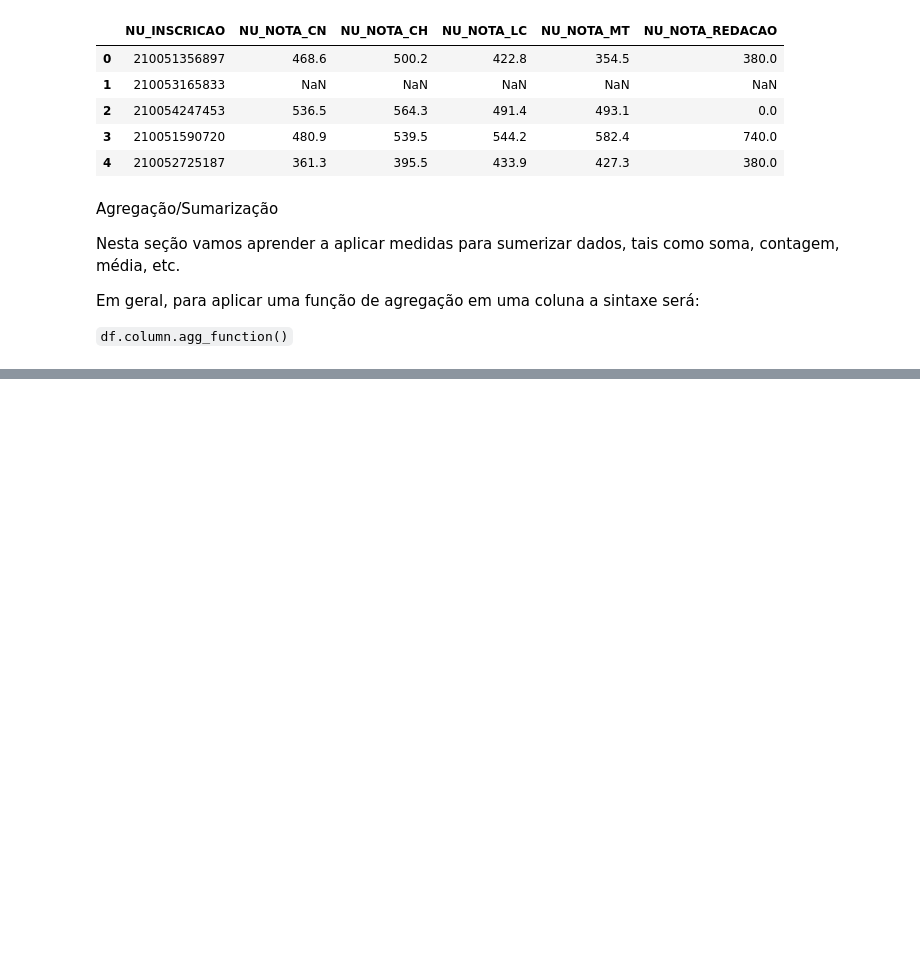
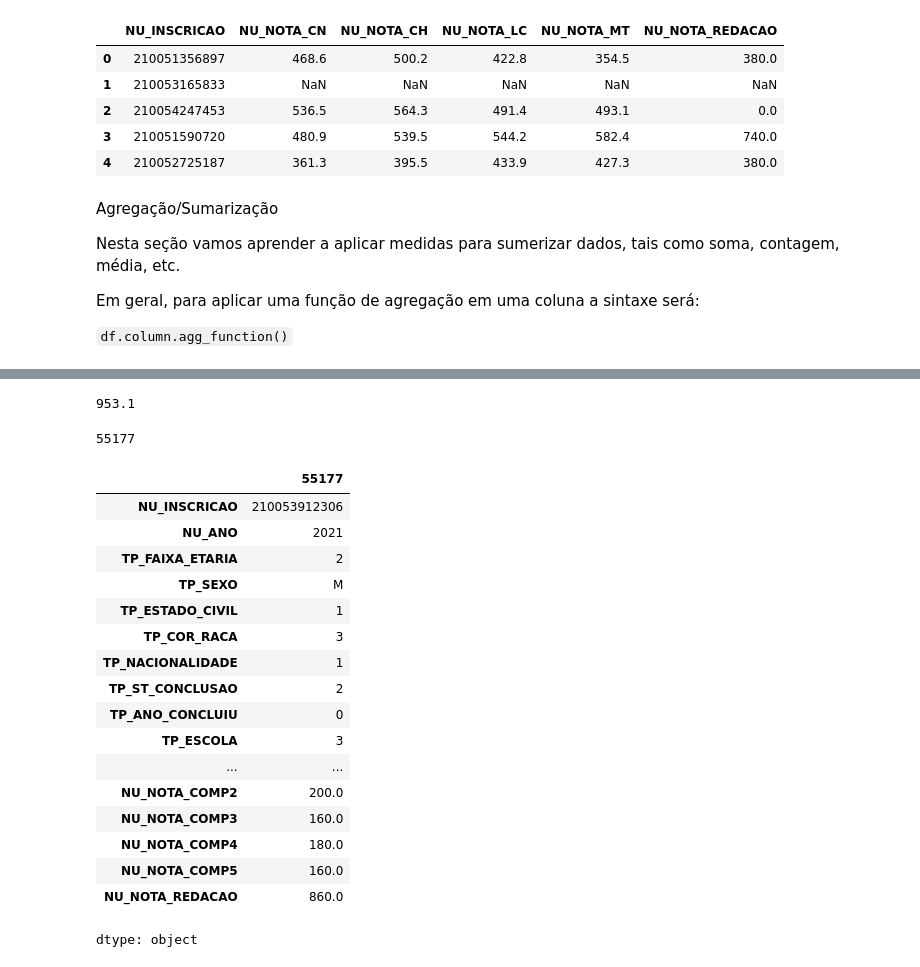
Before and after one commit to leandroclv/python_analise_dados_udemy, a Jupyter notebook: analise_de_dados.ipynb, the cells around one changed output, grey strips where cells are left out. Saved outputs shown, nothing was run; the diff lists cells and outputs as text; code cells hidden in the pictures; blank space fills up the shorter version.

```diff
--- a/analise_de_dados.ipynb
+++ b/analise_de_dados.ipynb
@@ -889,0 +948,30 @@ Em geral, para aplicar uma função de agregação em uma coluna a sintaxe será
+# %%
+#Qual o aluno que tirou a nota máxima/mínima
+df.NU_NOTA_MT.max()
+# %% [output]
+953.1
+# %%
+df.NU_NOTA_MT.idxmax()
+# %% [output]
+55177
+# %%
+df.iloc[55177,]
+# %% [output]
+|  | 55177 |
+| NU_INSCRICAO | 210053912306 |
+| NU_ANO | 2021 |
+| TP_FAIXA_ETARIA | 2 |
+| TP_SEXO | M |
+| TP_ESTADO_CIVIL | 1 |
+| TP_COR_RACA | 3 |
+| TP_NACIONALIDADE | 1 |
+| TP_ST_CONCLUSAO | 2 |
+| TP_ANO_CONCLUIU | 0 |
+| TP_ESCOLA | 3 |
+| ... | ... |
+| NU_NOTA_COMP2 | 200.0 |
+| NU_NOTA_COMP3 | 160.0 |
+| NU_NOTA_COMP4 | 180.0 |
+| NU_NOTA_COMP5 | 160.0 |
+| NU_NOTA_REDACAO | 860.0 |
+dtype: object
```
Also changed, not shown: parts of 29 cells of this notebook.
